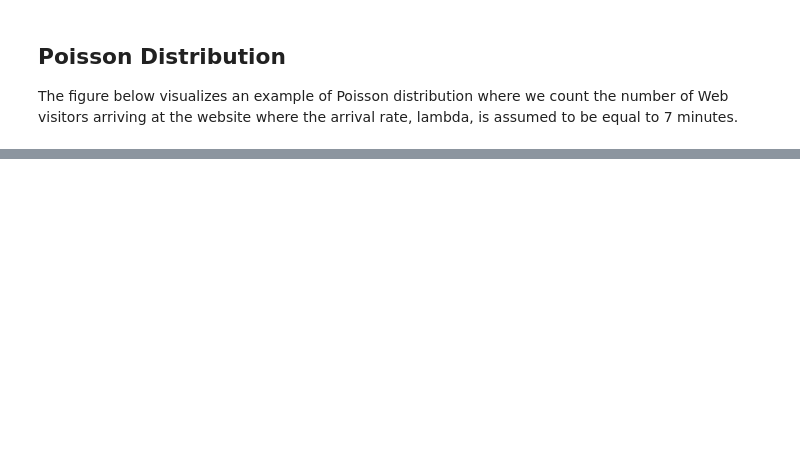
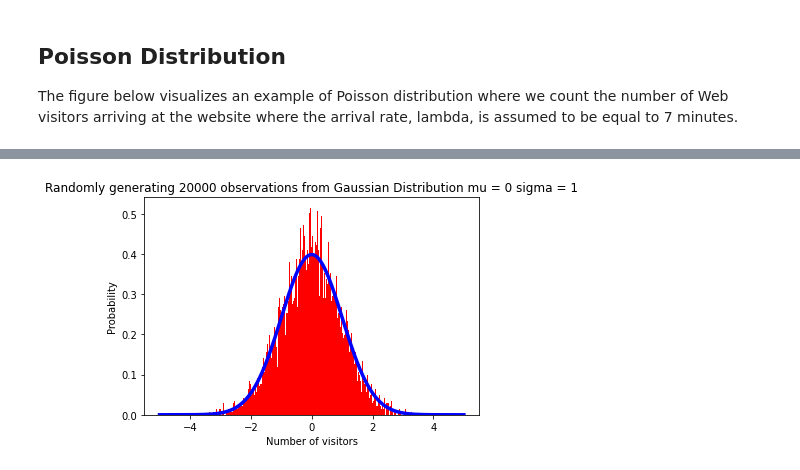
Before and after one commit to neemiasbsilva/datascience-portfolio, a Jupyter notebook: mathematic-and-statistics/fundamental-of-statistics/notebook/fundamental_of_statistics.ipynb, the cells around one changed output, grey strips where cells are left out. Drawn from its saved outputs; the diff is of its cells as text; code cells hidden in the pictures; blank space fills up the shorter version.

Commit message:
Fundamental of Statistics: Gaussian pdf

```diff
--- a/mathematic-and-statistics/fundamental-of-statistics/notebook/fundamental_of_statistics.ipynb
+++ b/mathematic-and-statistics/fundamental-of-statistics/notebook/fundamental_of_statistics.ipynb
@@ -99,0 +105,17 @@ plt.show()
+# %%
+mu = 0
+sigma = 1
+N = 10000
+X = np.random.normal(mu, sigma, N)
+
+x = np.arange(-5, 5, 0.001)
+y = norm.pdf(x)
+
+counts, bins, ignored = plt.hist(X, 500, density=True, color="red", label="Sampling Distribution")
+plt.plot(x, y, color='blue', linewidth=3.5, label="Population Distribution")
+plt.title(f"Randomly generating 20000 observations from Gaussian Distribution mu = {mu} sigma = {sigma}")
+plt.xlabel("Number of visitors")
+plt.ylabel("Probability")
+plt.show()
+# %% [output]
+[figure, added]
```
Also changed, not shown: parts of 4 cells of this notebook.
